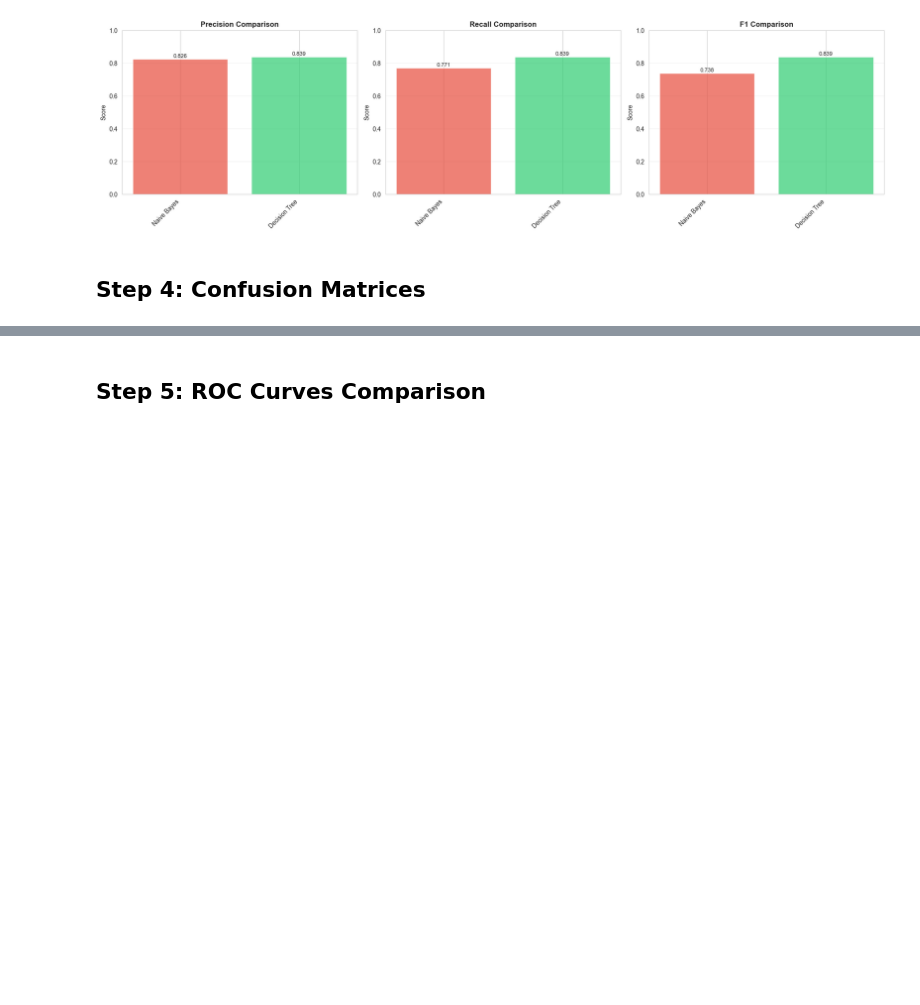
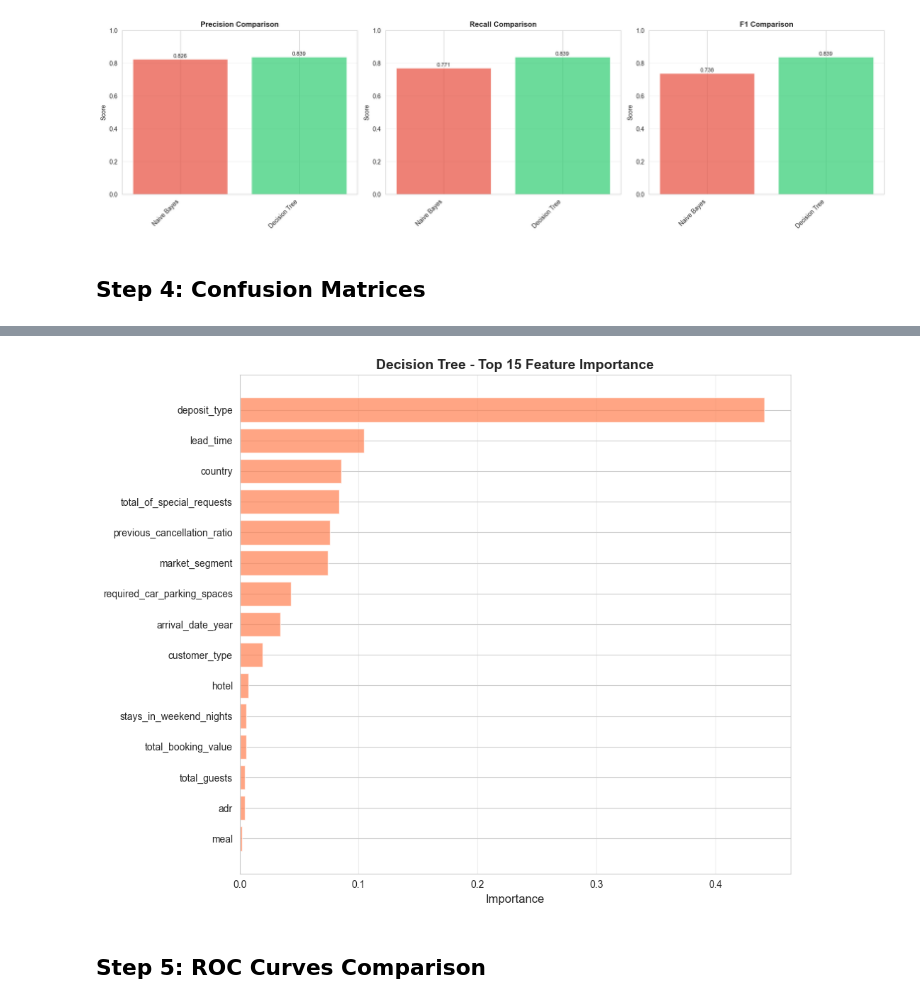
Before and after one commit to abdelrahman-abdelmoaty/hotel-booking-cancellation-prediction, a Jupyter notebook: notebooks/05_evaluation_visualization.ipynb, the cells around one changed output, grey strips where cells are left out. Cells and saved outputs as stored; diff of their text form; code cells hidden in the pictures; blank space fills up the shorter version.

```diff
--- a/notebooks/05_evaluation_visualization.ipynb
+++ b/notebooks/05_evaluation_visualization.ipynb
@@ -273,0 +211,80 @@ Please run the ML models notebook (04_ml_models.ipynb) first to generate predict
+# %%
+# Extract and visualize feature importance from tree-based models
+try:
+    # Try to load model if not available
+    if 'dt_model' not in globals() or dt_model is None:
+        print("Loading Decision Tree model...")
+        from pyspark.ml.classification import DecisionTreeClassificationModel
+        dt_model_path = os.path.abspath(os.path.join("..", "models", "decision_tree_model"))
+        if os.path.exists(dt_model_path):
+            dt_model = DecisionTreeClassificationModel.load(dt_model_path)
+            print("✓ Decision Tree model loaded")
+        else:
+            raise FileNotFoundError(f"Decision Tree model not found at: {dt_model_path}")
+
+    # Decision Tree feature importance
+    dt_importance = dt_model.featureImportances.toArray()
+
+    # Define feature names in the exact order they were assembled
+    # This matches the order from 03_spark_preprocessing.ipynb
+    numerical_features = [
+        "lead_time", "arrival_date_year", "arrival_date_week_number",
+        "arrival_date_day_of_month", "stays_in_weekend_nights",
+        "stays_in_week_nights", "adults", "children", "babies",
+        "previous_cancellations", "previous_bookings_not_canceled",
+        "adr", "required_car_parking_spaces", "total_of_special_requests",
+        "total_nights", "total_guests", "total_booking_value",
+        "previous_cancellation_ratio"
+    ]
+
+    categorical_features = [
+        "hotel", "meal", "country", "market_segment",
+        "distribution_channel", "reserved_room_type",
+        "assigned_room_type", "deposit_type", "customer_type",
+        "lead_time_category"
+    ]
+
+    # Create feature names list matching the assembly order
+    # Numerical features with _imputed suffix, then categorical with _indexed suffix
+    feature_names = [f"{feat}_imputed" for feat in numerical_features] + \
+                   [f"{feat}_indexed" for feat in categorical_features]
+
+    # Clean up feature names for display (remove suffixes)
+    display_names = []
+    for name in feature_names:
+        if name.endswith("_imputed"):
+            display_names.append(name.replace("_imputed", ""))
+        elif name.endswith("_indexed"):
+            display_names.append(name.replace("_indexed", ""))
+        else:
+            display_names.append(name)
+
+    # Create feature importance visualization
+    fig, ax = plt.subplots(1, 1, figsize=(10, 8))
+
+    # Decision Tree
+    top_dt_indices = np.argsort(dt_importance)[-15:][::-1]
+    top_importances = dt_importance[top_dt_indices]
+    top_feature_names = [display_names[idx] for idx in top_dt_indices]
+
+    ax.barh(range(len(top_dt_indices)), top_importances, color='coral', alpha=0.7)
+    ax.set_yticks(range(len(top_dt_indices)))
+    ax.set_yticklabels(top_feature_names)
+    ax.set_title('Decision Tree - Top 15 Feature Importance', fontweight='bold', fontsize=14)
+    ax.set_xlabel('Importance', fontsize=12)
+    ax.invert_yaxis()
+    ax.grid(True, alpha=0.3, axis='x')
+
+    plt.tight_layout()
+    plt.savefig(os.path.join(reports_dir, 'feature_importance.png'), dpi=300, bbox_inches='tight')
+    print(f"✓ Saved: {os.path.join(reports_dir, 'feature_importance.png')}")
+    plt.show()
+
+except (NameError, AttributeError, FileNotFoundError) as e:
+    print(f"⚠ Models not available: {e}")
+    print("Please run the ML models notebook (04_ml_models.ipynb) first.")
+except Exception as e:
+    print(f"⚠ Unexpected error: {e}")
+    import traceback
+    traceback.print_exc()
+# %% [output]
@@ -274,3 +292,4 @@ Please run the ML models notebook (04_ml_models.ipynb) first to generate predict
+[figure, added]
 # %% [markdown]
 ## Step 5: ROC Curves Comparison
 # %%
```
Also changed, not shown: parts of 9 cells of this notebook, 7 other files.
